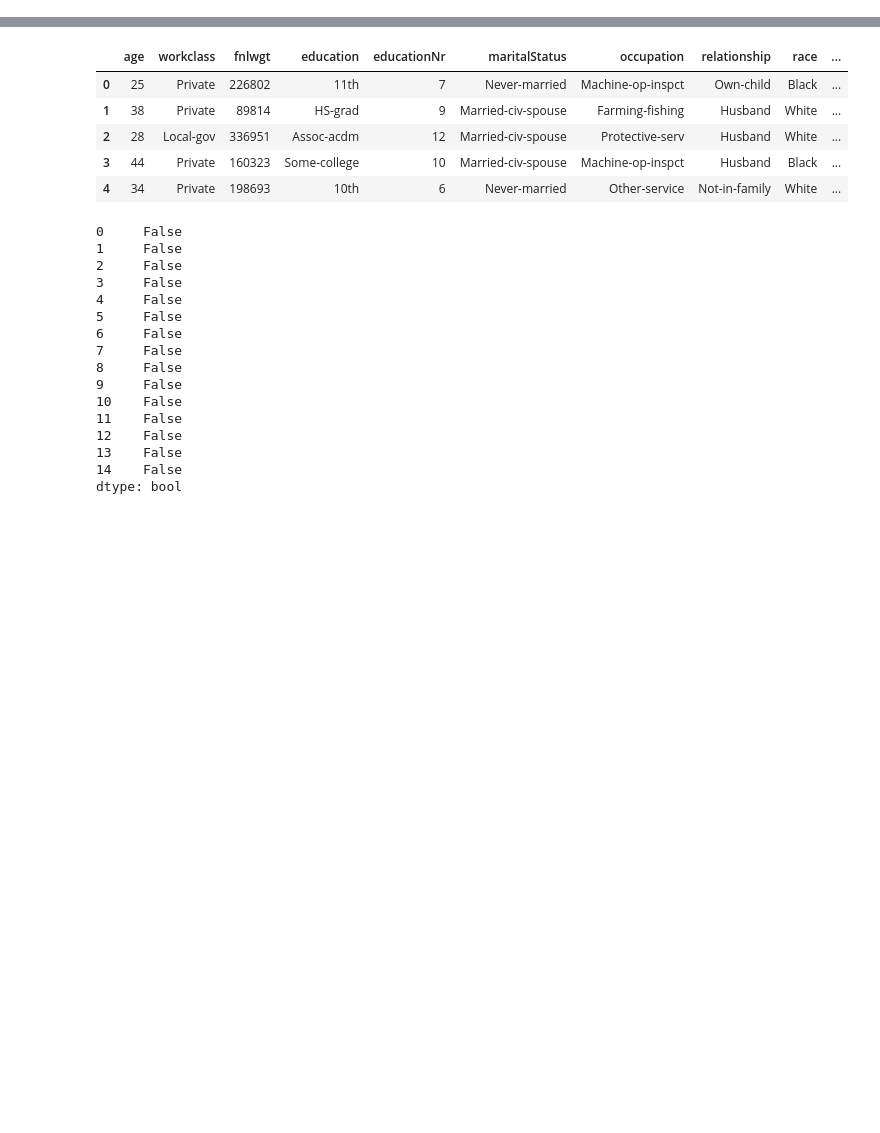
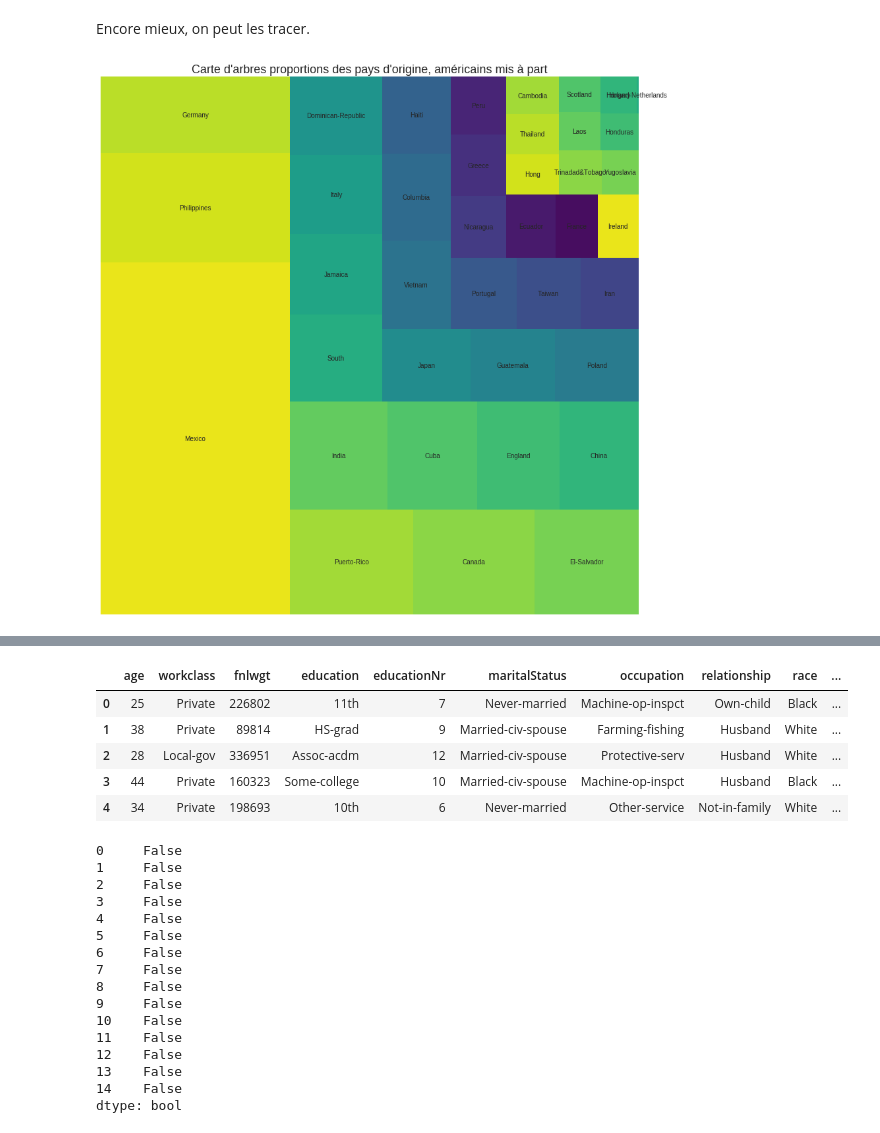
Before and after one commit to Alsaxian/salaryDiscovery, a Jupyter notebook: Explanation.ipynb, the cells around one changed output, grey strips where cells are left out. Cells and saved outputs as stored; diff of their text form; code cells hidden in the pictures; blank space fills up the shorter version.

```diff
--- a/Explanation.ipynb
+++ b/Explanation.ipynb
@@ -148,0 +93,24 @@ Name: nativeCountry, dtype: int64
+# %% [markdown]
+Encore mieux, on peut les tracer.
+# %%
+def drawSquarify(dataFrame, colnom, titre, palette):
+    fig = plt.figure(figsize=(10, 5))
+    carres = dataFrame[colnom].value_counts().to_frame()
+    ax = fig.add_subplot(111, aspect="equal")
+    ax = squarify.plot(sizes = carres[colnom].values, label = carres.index,
+                  color=palette, alpha = 1)
+    ax.set_xticks([])
+    ax.set_yticks([])
+    fig=plt.gcf()
+    fig.set_size_inches(20, 15)
+    plt.title(titre,
+              fontsize=18)
+    plt.show()
+# %%
+drawSquarify(dataFrame = complete[
+    ~complete["nativeCountry"].isin(["United-States", "Outlying-US(Guam-USVI-etc)"])],
+             colnom = "nativeCountry", titre =
+             "Carte d'arbres proportions des pays d'origine, américains mis à part",
+            palette = sns.color_palette('viridis_r', 28))
+# %% [output]
+[figure, added]
```
Also changed, not shown: parts of 53 cells of this notebook, 3 other files.
